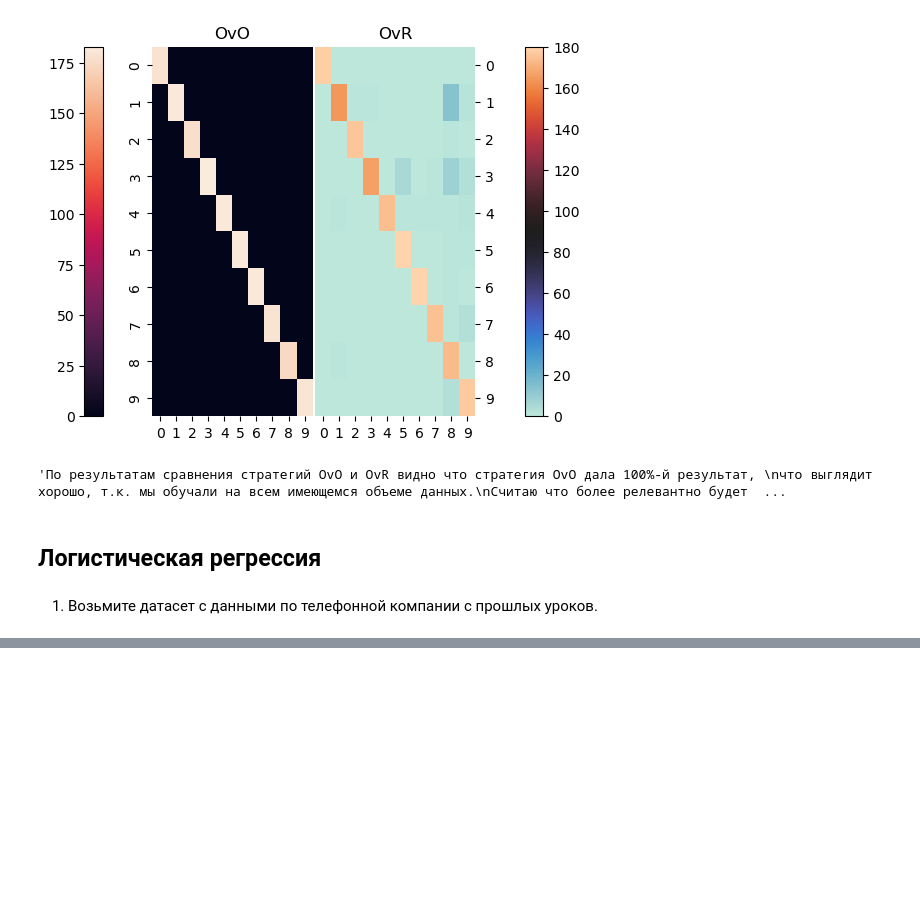
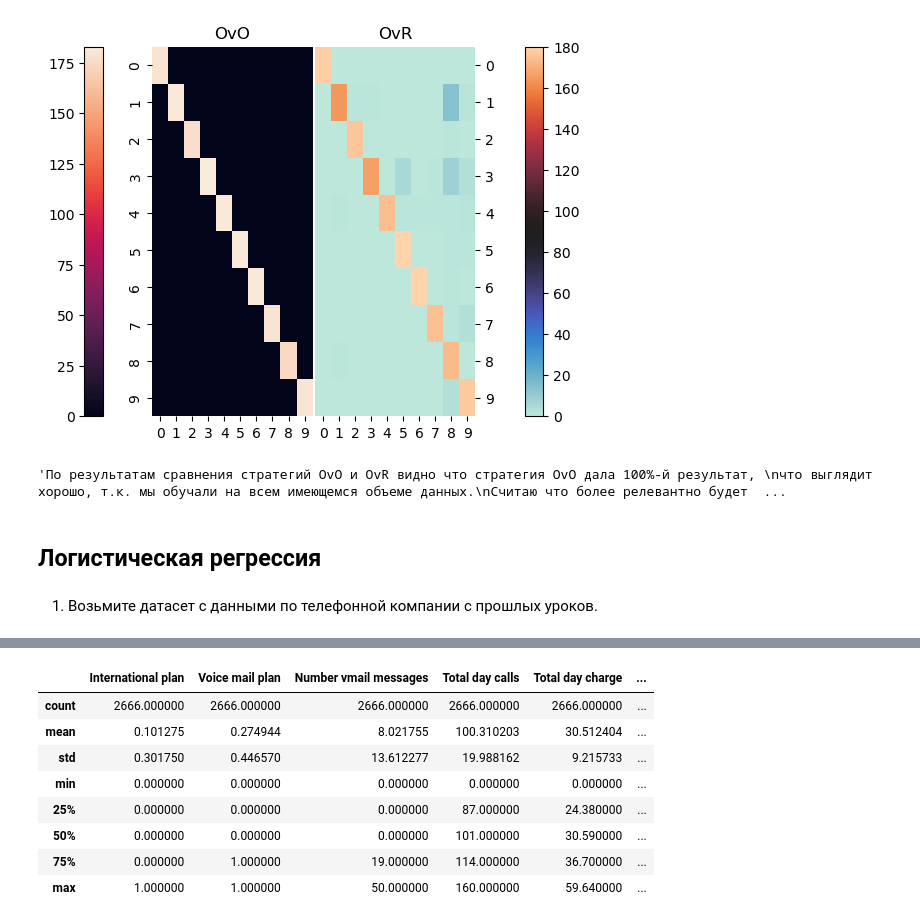
Before and after one commit to pavel-koleda/Data-Science-Homeworks, a Jupyter notebook: Lesson 16/HW16 Коледа П.Ю..ipynb, the cells around one changed output, grey strips where cells are left out. Cells and saved outputs as stored; diff of their text form; code cells hidden in the pictures; blank space fills up the shorter version.

```diff
--- a/Lesson 16/HW16 Коледа П.Ю..ipynb
+++ b/Lesson 16/HW16 Коледа П.Ю..ipynb
@@ -290,0 +254,3 @@ array([0, 0, 0, 0, 0, 0, 0, 0, 0, 0, 0, 0, 0, 0, 0, 0, 0, 0, 0, 0, 0, 0,
+# %%
+train_df = pd.read_csv('churn-bigml-80.csv')
+test_df = pd.read_csv('churn-bigml-20.csv')
@@ -290,0 +268,12 @@ array([0, 0, 0, 0, 0, 0, 0, 0, 0, 0, 0, 0, 0, 0, 0, 0, 0, 0, 0, 0, 0, 0,
+# %%
+train_df['International plan'] = train_df['International plan'].map({'No':0, 'Yes':1})
+train_df['Voice mail plan'] = train_df['Voice mail plan'].map({'No':0, 'Yes':1})
+train_df = train_df.drop(['Total day minutes', 'Total eve minutes','Total night minutes', 'Total intl minutes'], axis = 1)
+test_df['International plan'] = test_df['International plan'].map({'No':0, 'Yes':1})
+test_df['Voice mail plan'] = test_df['Voice mail plan'].map({'No':0, 'Yes':1})
+test_df = test_df.drop(['Total day minutes', 'Total eve minutes','Total night minutes', 'Total intl minutes'], axis = 1)
+# %%
+X_train = train_df.drop(['State', 'Account length', 'Area code' , 'Churn'], axis = 1)
+Y_train = train_df['Churn']
+X_test = test_df.drop(['State', 'Account length', 'Area code' , 'Churn'], axis = 1)
+Y_test = test_df['Churn']
@@ -290,0 +295,12 @@ array([0, 0, 0, 0, 0, 0, 0, 0, 0, 0, 0, 0, 0, 0, 0, 0, 0, 0, 0, 0, 0, 0,
+# %%
+X_train.describe()
+# %% [output]
+|  | International plan | Voice mail plan | Number vmail messages | Total day calls | Total day charge | ... |
+| count | 2666.000000 | 2666.000000 | 2666.000000 | 2666.000000 | 2666.000000 | ... |
+| mean | 0.101275 | 0.274944 | 8.021755 | 100.310203 | 30.512404 | ... |
+| std | 0.301750 | 0.446570 | 13.612277 | 19.988162 | 9.215733 | ... |
+| min | 0.000000 | 0.000000 | 0.000000 | 0.000000 | 0.000000 | ... |
+| 25% | 0.000000 | 0.000000 | 0.000000 | 87.000000 | 24.380000 | ... |
+| 50% | 0.000000 | 0.000000 | 0.000000 | 101.000000 | 30.590000 | ... |
+| 75% | 0.000000 | 1.000000 | 19.000000 | 114.000000 | 36.700000 | ... |
+| max | 1.000000 | 1.000000 | 50.000000 | 160.000000 | 59.640000 | ... |
```
Also changed, not shown: parts of 67 cells of this notebook.
